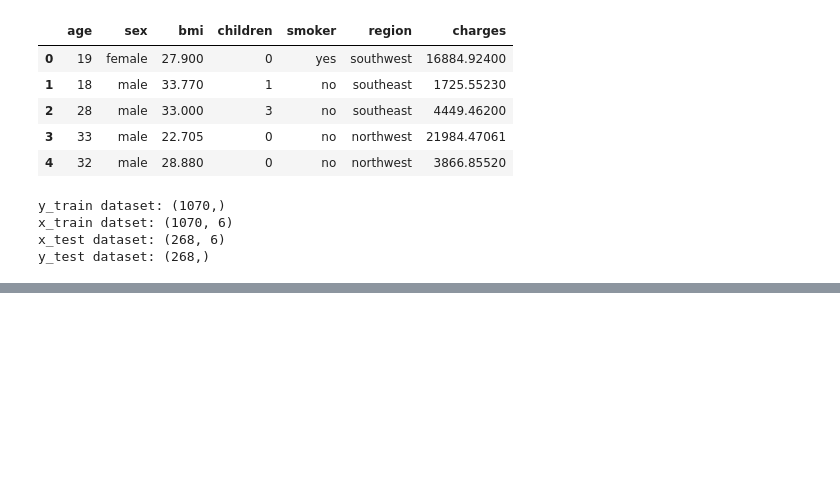
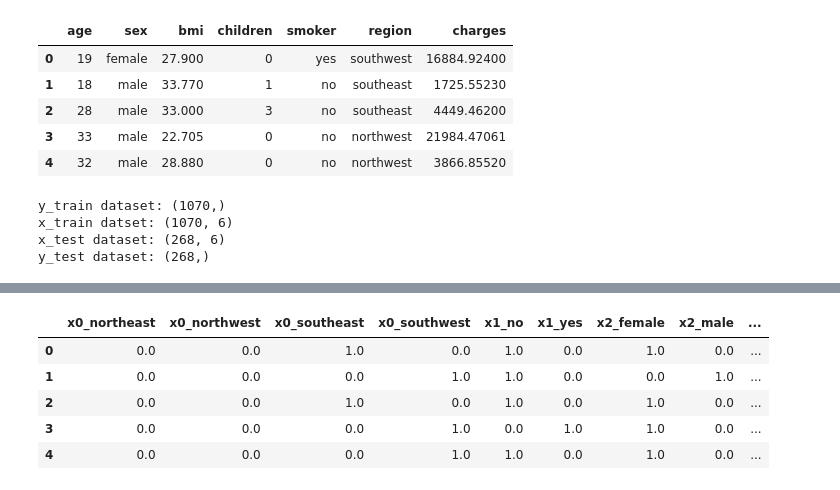
Before and after one commit to venunye88/medical-cost-prediction, a Jupyter notebook: model/main.ipynb, the cells around one changed output, grey strips where cells are left out. Cells and saved outputs as stored; diff of their text form; code cells hidden in the pictures; blank space fills up the shorter version.

```diff
--- a/model/main.ipynb
+++ b/model/main.ipynb
@@ -104,7 +142,4 @@ Okay so now that we have successully import all our libries needed to explore an
 # %%
-## Lets bring in our dataset now
-df=pd.read_csv("./data/medical-cost.csv")
-
 ## Display first five(5) rows
 df.head()
 # %% [output]
@@ -504,0 +532,7 @@ class DealWithOutliers:
+# %%
+#handle outlier in dataset
+x_train_bmi=CapeOutliers.ZScoreCapping("bmi", 3, x_train)
+x_test_bmi=CapeOutliers.ZScoreCapping("bmi", 3, x_test)
+
+#Describe Results
+x_train_bmi.describe().T
@@ -504,0 +616,4 @@ class DealWithOutliers:
+# %%
+#Fit and transform on train and test dataset
+p_xtrain = col.fit_transform(x_train_bmi)
+p_xtest = col.transform(x_test_bmi)
@@ -504,0 +654,35 @@ class DealWithOutliers:
+# %%
+#Convert p_xtrain and p_xtest into a dataframe
+xtrain_data = pd.DataFrame(p_xtrain, columns=['x0_northeast',
+                                              'x0_northwest',
+                                              'x0_southeast',
+                                              'x0_southwest',
+                                              'x1_no',
+                                              'x1_yes',
+                                              'x2_female',
+                                              'x2_male',
+                                              'children',
+                                              'age',
+                                              'bmi'])
+
+xtest_data = pd.DataFrame(p_xtest, columns=['x0_northeast',
+                                              'x0_northwest',
+                                              'x0_southeast',
+                                              'x0_southwest',
+                                              'x1_no',
+                                              'x1_yes',
+                                              'x2_female',
+                                              'x2_male',
+                                              'children',
+                                              'age',
+                                              'bmi'])
+# %%
+#Display final xtrain results after preprocessing
+xtrain_data.head()
+# %% [output]
+|  | x0_northeast | x0_northwest | x0_southeast | x0_southwest | x1_no | x1_yes | x2_female | x2_male | ... |
+| 0 | 0.0 | 0.0 | 1.0 | 0.0 | 1.0 | 0.0 | 1.0 | 0.0 | ... |
+| 1 | 0.0 | 0.0 | 0.0 | 1.0 | 1.0 | 0.0 | 0.0 | 1.0 | ... |
+| 2 | 0.0 | 0.0 | 1.0 | 0.0 | 1.0 | 0.0 | 1.0 | 0.0 | ... |
+| 3 | 0.0 | 0.0 | 0.0 | 1.0 | 0.0 | 1.0 | 1.0 | 0.0 | ... |
+| 4 | 0.0 | 0.0 | 0.0 | 1.0 | 1.0 | 0.0 | 1.0 | 0.0 | ... |
```
Also changed, not shown: parts of 30 cells of this notebook, 2 other files.
